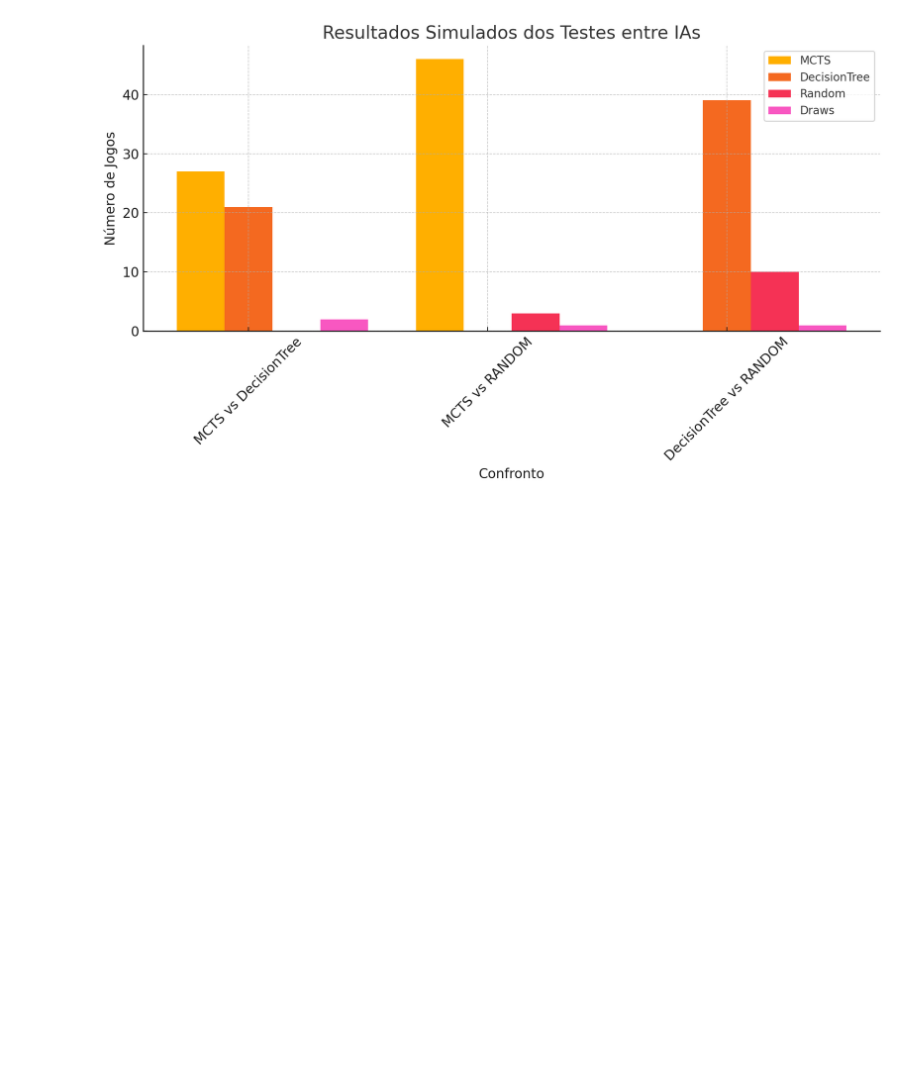
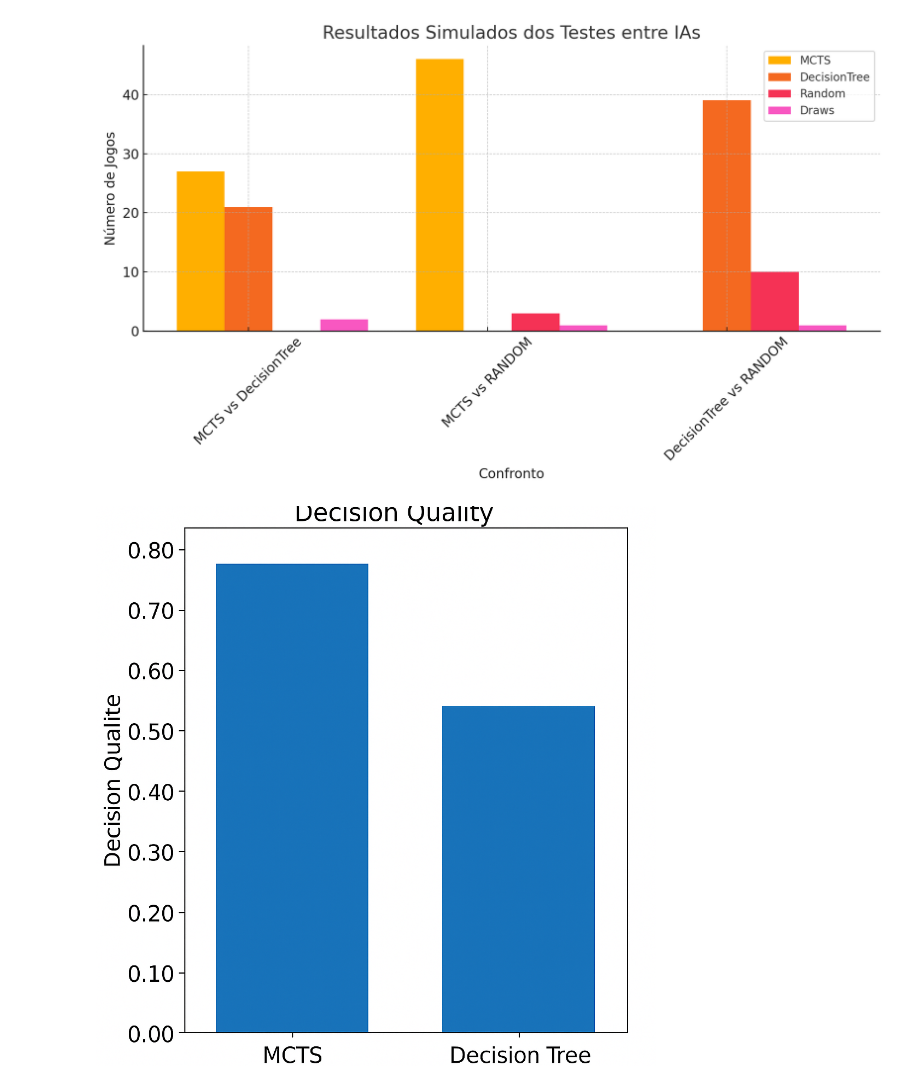
Before and after one commit to sofiabucci/AIProject, a Jupyter notebook: notebooks/Relatório.ipynb, the cells around one changed output. Cells and saved outputs as stored; diff of their text form; code cells hidden in the pictures; blank space fills up the shorter version.

```diff
--- a/notebooks/Relatório.ipynb
+++ b/notebooks/Relatório.ipynb
@@ -166,3 +166,10 @@ from IPython.display import Image
 Image(filename="results.png")
 # %% [output]
 [figure]
+# %%
+from IPython.display import Image
+
+# Caminho relativo ou absoluto da imagem
+Image(filename="results1.png")
+# %% [output]
+[figure, added]
```
Also changed, not shown: parts of 1 cell of this notebook, 3 other files.
